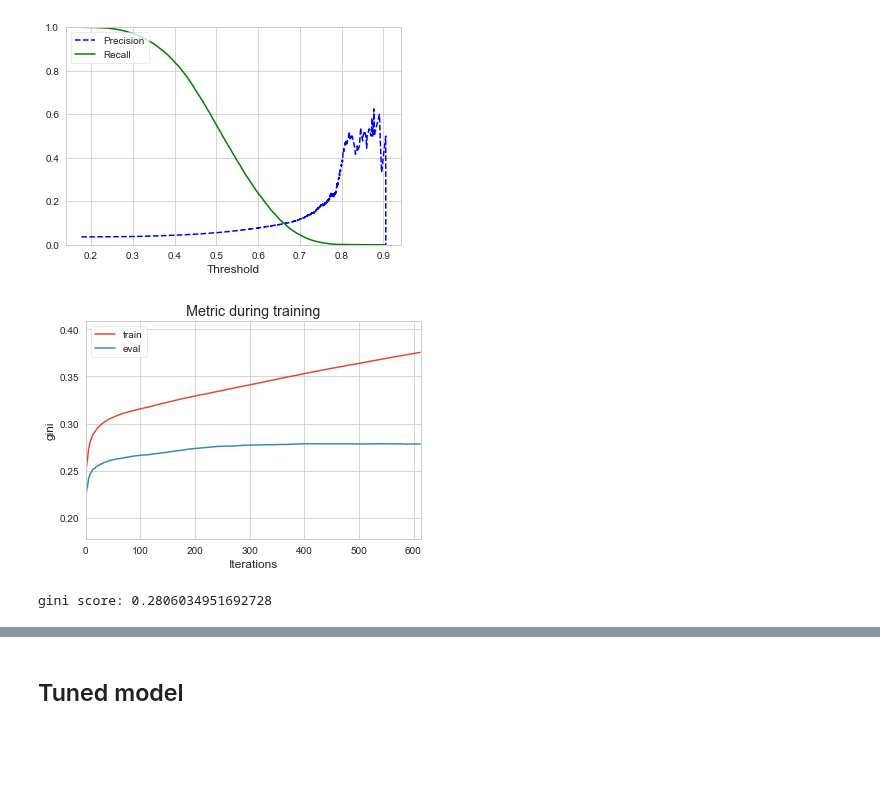
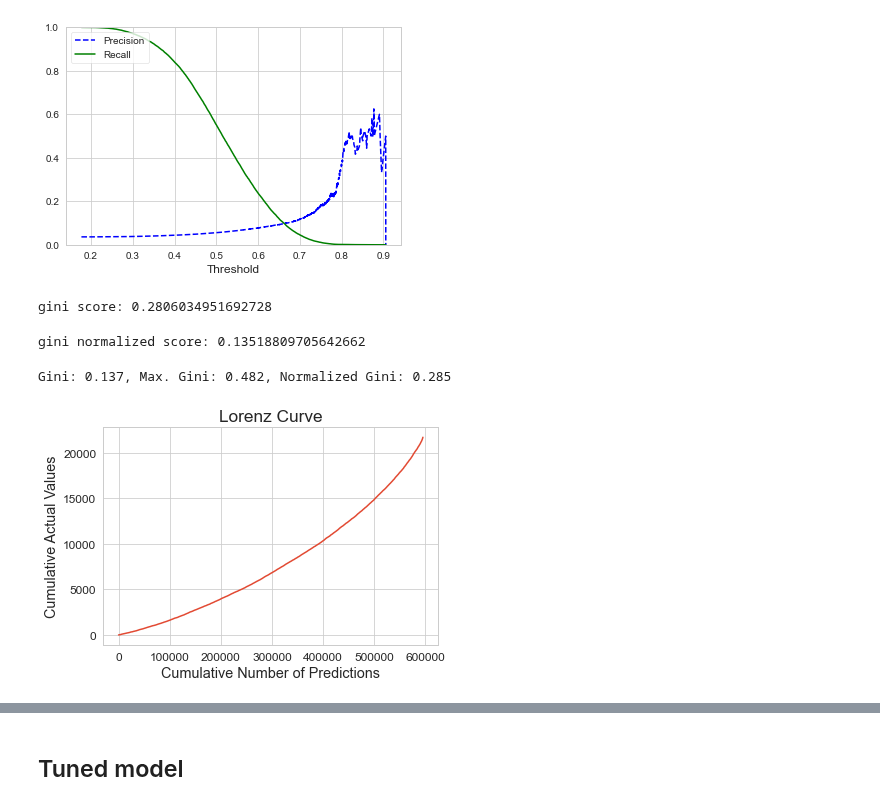
Before and after one commit to pessini/insurance-claim-prediction, a Jupyter notebook: safe-driver-prediction.ipynb, the cells around one changed output, grey strips where cells are left out. Cells and saved outputs as stored; diff of their text form; code cells hidden in the pictures; blank space fills up the shorter version.

Commit message:
Evaluation Gini

```diff
--- a/safe-driver-prediction.ipynb
+++ b/safe-driver-prediction.ipynb
@@ -948,13 +962,37 @@ plot_precision_recall_vs_threshold(precisions, recalls, thresholds)
 plt.show()
 # %% [output]
 [figure]
-# %%
-ax = lgb.plot_metric(evals_result)
-plt.show()
-# %% [output]
-[figure, removed]
 # %%
 gini_score = Gini(y, val_preds_lgb)
 print(f'gini score: {gini_score}\n')
 # %% [output]
 gini score: 0.2806034951692728
+# %%
+gini_score_pure = gini(y, val_preds_lgb)
+print(f'gini normalized score: {gini_score_pure}\n')
+# %% [output]
+gini normalized score: 0.13518809705642662
+# %%
+gini_predictions = gini(y, val_preds_lgb_tuned)
+gini_max = gini(y, y)
+ngini= gini_normalized(y, val_preds_lgb_tuned)
+print('Gini: %.3f, Max. Gini: %.3f, Normalized Gini: %.3f' % (gini_predictions, gini_max, ngini))
+# %% [output]
+Gini: 0.137, Max. Gini: 0.482, Normalized Gini: 0.285
+# %%
+# Sort the actual values by the predictions
+data = zip(y, val_preds_lgb_tuned)
+sorted_data = sorted(data, key=lambda d: d[1])
+sorted_actual = [d[0] for d in sorted_data]
+# %%
+# Sum up the actual values
+cumulative_actual = np.cumsum(sorted_actual)
+cumulative_index = np.arange(1, len(cumulative_actual)+1)
+
+plt.plot(cumulative_index, cumulative_actual)
+plt.title('Lorenz Curve')
+plt.xlabel('Cumulative Number of Predictions')
+plt.ylabel('Cumulative Actual Values')
+plt.show()
+# %% [output]
+[figure, added]
```
Also changed, not shown: parts of 11 cells of this notebook, 2 other files.
